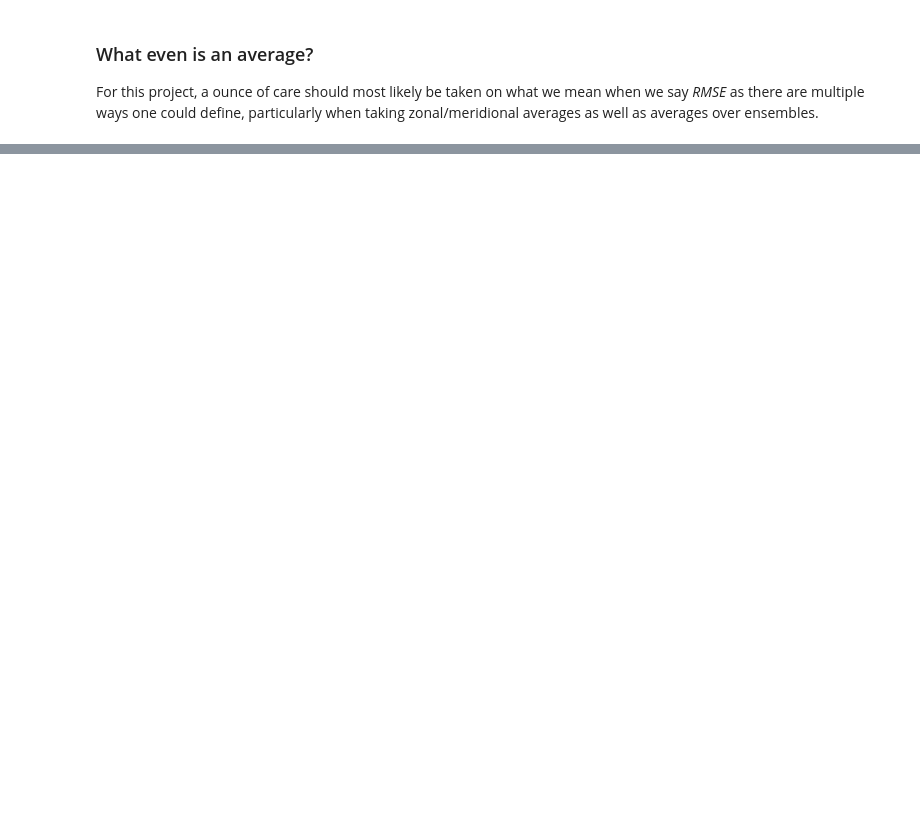
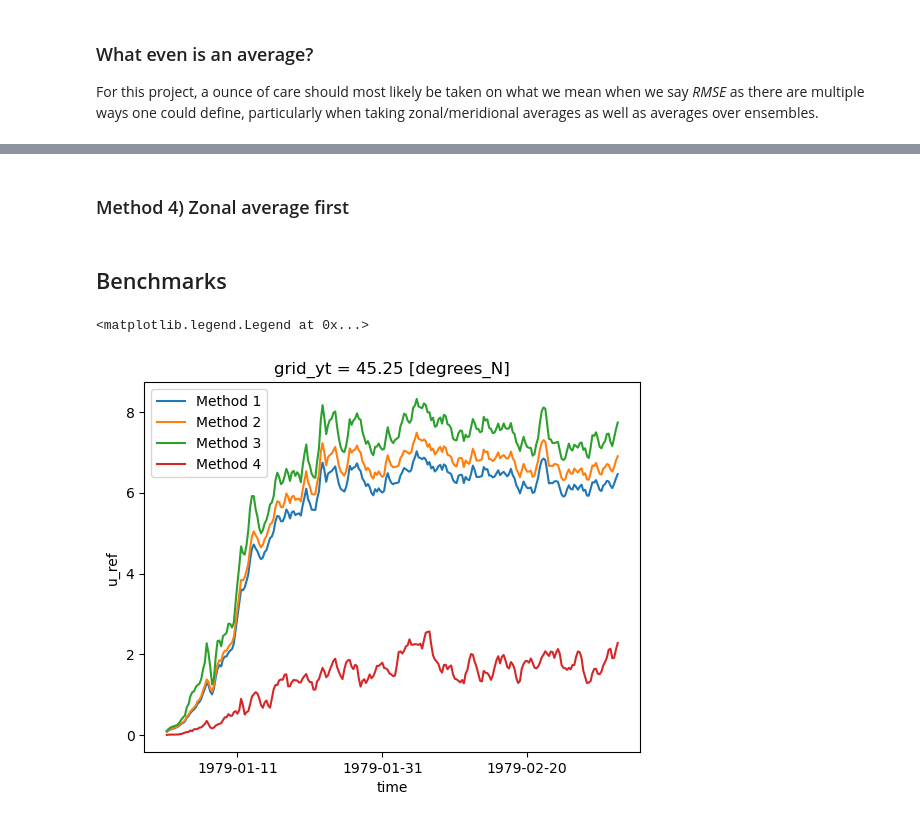
Before and after one commit to OneOneFour/AM4-Seasonal-Error-Growth, a Jupyter notebook: Averages.ipynb, the cells around one changed output, grey strips where cells are left out. Drawn from its saved outputs; the diff is of its cells as text; code cells hidden in the pictures; blank space fills up the shorter version.

```diff
--- a/Averages.ipynb
+++ b/Averages.ipynb
@@ -40,0 +65,48 @@ Data variables:
+# %%
+def square_residual_ftw(u):
+    N = len(u.members)
+    Nlambda = len(u.grid_xt)
+    residuals = []
+    for i in range(N):
+        ref = u.isel(members=i)
+        members = u.drop_isel(members=i)
+        square_residual = (members -ref)**2
+        residuals.append(square_residual.sum(dim='members'))
+    ens_residuals = xr.concat(residuals,dim='members').sum(dim='members')
+    return np.sqrt(ens_residuals.sum(dim='grid_xt')/(N*(N-1)*Nlambda))
+# %% [markdown]
+### Method 4) Zonal average first
+# %%
+def zonal_average_RMSE(u):
+    N = len(u.members)
+    uzonal = u.mean(dim='grid_xt')
+    rmse_list = []
+    for i in range(N):
+        ref = uzonal.isel(members=i)
+        members = uzonal.drop_isel(members=i)
+        square_residual = (members -ref)**2
+        rmse_i = np.sqrt(square_residual.mean(dim='members'))
+        rmse_list.append(rmse_i)
+    return xr.concat(rmse_list,dim='members').mean(dim='members')
+# %% [markdown]
+## Benchmarks
+# %%
+tropics_u = full_members.sel(grid_yt=45,method='nearest')
+# %%
+method_1_tu = zonal_rmse(tropics_u)
+method_2_tu = diagonal_rmse(tropics_u)
+method_3_tu = square_residual_ftw(tropics_u)
+method_4_tu = zonal_average_RMSE(tropics_u)
+# %%
+import matplotlib.pyplot as plt
+
+fig,ax = plt.subplots()
+
+method_1_tu.plot.line(ax=ax,label='Method 1')
+method_2_tu.plot.line(ax=ax,label='Method 2')
+method_3_tu.plot.line(ax=ax,label='Method 3')
+method_4_tu.plot.line(ax=ax,label='Method 4')
+ax.legend()
+# %% [output]
+<matplotlib.legend.Legend at 0x...>
+[figure, added]
```
Also changed, not shown: parts of 10 cells of this notebook, 7 other files.
